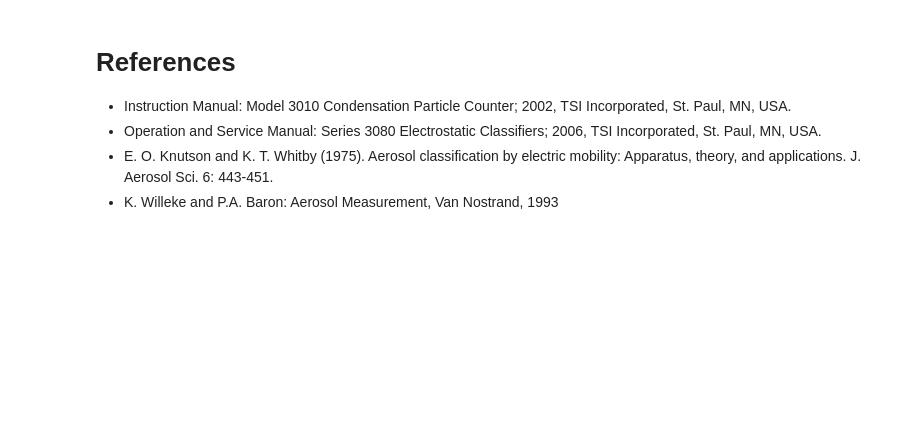
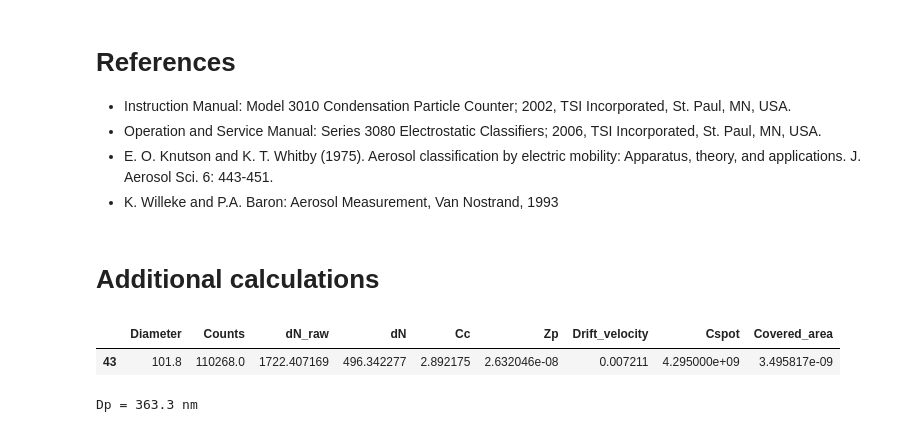
Before and after one commit to Center-for-Atmospheric-Research-ATMOS/Aerosol-deposition-calculator, a Jupyter notebook: deposition_calculator.ipynb, the cells around one changed output. Saved outputs shown, nothing was run; the diff lists cells and outputs as text; code cells hidden in the pictures; blank space fills up the shorter version.

```diff
--- a/deposition_calculator.ipynb
+++ b/deposition_calculator.ipynb
@@ -366,3 +410,37 @@ Total coverage is 53.30%
 *   Operation and Service Manual: Series 3080 Electrostatic Classifiers; 2006, TSI Incorporated, St. Paul, MN, USA.
 *   E. O. Knutson and K. T. Whitby (1975). Aerosol classification by electric mobility: Apparatus, theory, and applications. J. Aerosol Sci. 6: 443-451.
 *   K. Willeke and P.A. Baron: Aerosol Measurement, Van Nostrand, 1993
+# %% [markdown]
+# Additional calculations
+# %%
+# compare electrical mobility of 2 particles sizes
+
+size_distribution[size_distribution.Diameter == 101.8]
+# %% [output]
+|  | Diameter | Counts | dN_raw | dN | Cc | Zp | Drift_velocity | Cspot | Covered_area |
+| 43 | 101.8 | 110268.0 | 1722.407169 | 496.342277 | 2.892175 | 2.632046e-08 | 0.007211 | 4.295000e+09 | 3.495817e-09 |
+# %%
+def Zp_equation(Dp, MFP, eta):
+    return 1.6e-19 * 7 * (1 + MFP / (Dp * 1e-9) * (2.514 + 0.8 * np.exp(-0.55 * (Dp * 1e-9) / MFP))) / (3 * np.pi * eta * Dp * 1e-9)
+
+def bisection_method(a, b, f, tol):
+    while abs(b - a) > tol:
+        midpoint = (a + b) / 2
+        if f(midpoint) * f(a) < 0:
+            b = midpoint
+        else:
+            a = midpoint
+    return midpoint
+
+target_Zp = 2.63e-8  # Target Zp value
+
+# Set the initial interval
+a = 100  # Minimum Dp value
+b = 1000  # Maximum Dp value
+
+# Find the solution using the bisection method
+Dp_root = bisection_method(a, b, lambda Dp_root: Zp_equation(Dp_root, MFP, eta) - target_Zp, tol=1e-12)
+
+print("Dp = {:.1f} nm".format(Dp_root))
+# %% [output]
+Dp = 363.3 nm
```
Also changed, not shown: parts of 9 cells of this notebook.
